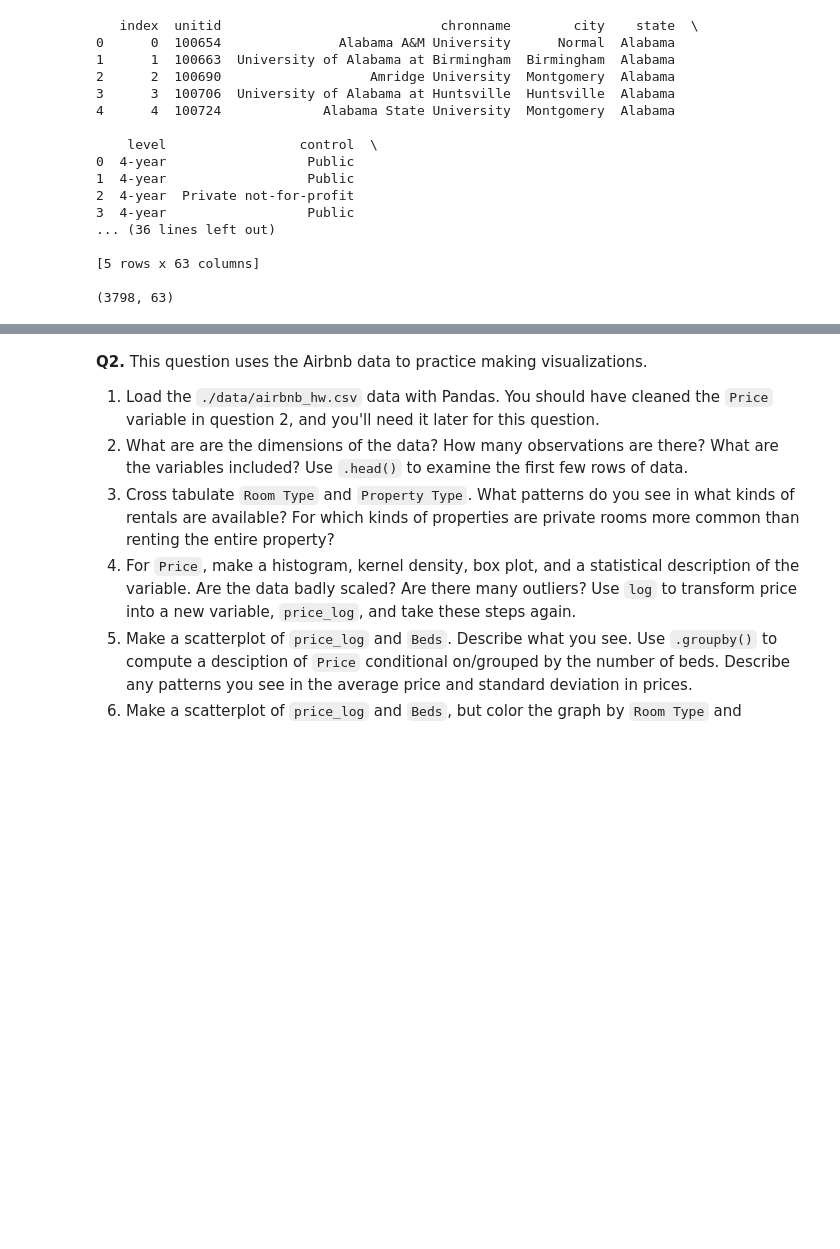
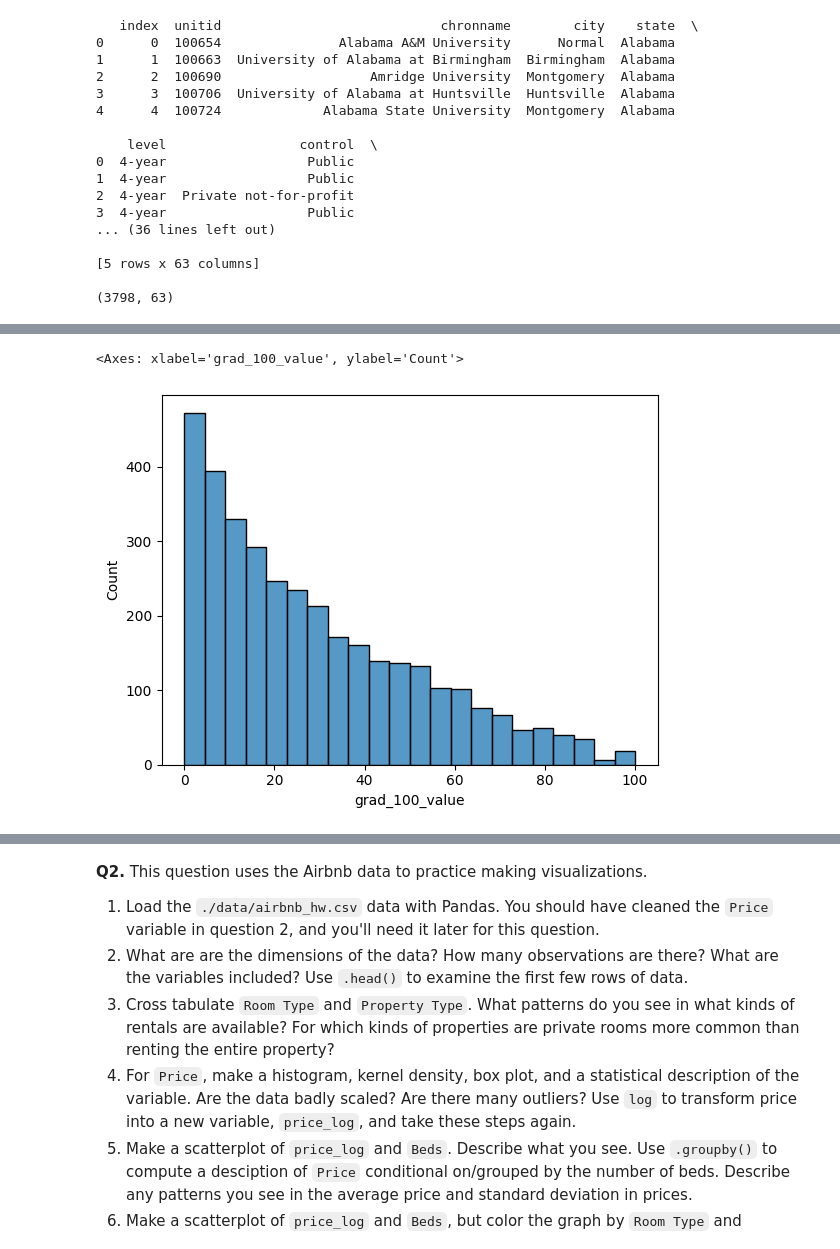
Before and after one commit to kevindangkhoama/visualization, a Jupyter notebook: assignment/assignment.ipynb, the cells around one changed output, grey strips where cells are left out. Cells and saved outputs as stored; diff of their text form; code cells hidden in the pictures; blank space fills up the shorter version.

```diff
--- a/assignment/assignment.ipynb
+++ b/assignment/assignment.ipynb
@@ -52,0 +74,6 @@ print(df.shape, '\n')
+# %%
+# Q4 Histogram
+sns.histplot(df['grad_100_value'])
+# %% [output]
+<Axes: xlabel='grad_100_value', ylabel='Count'>
+[figure, added]
```
Also changed, not shown: parts of 45 cells of this notebook.
